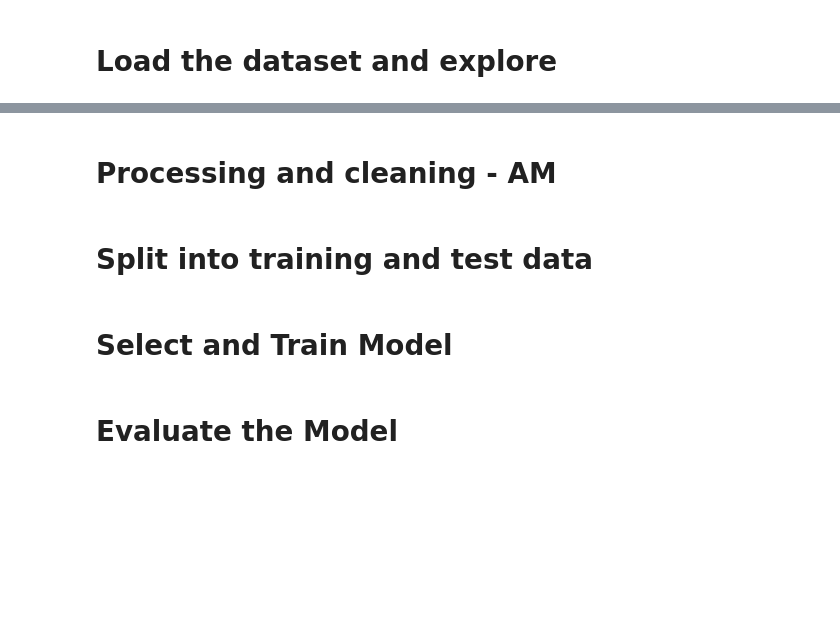
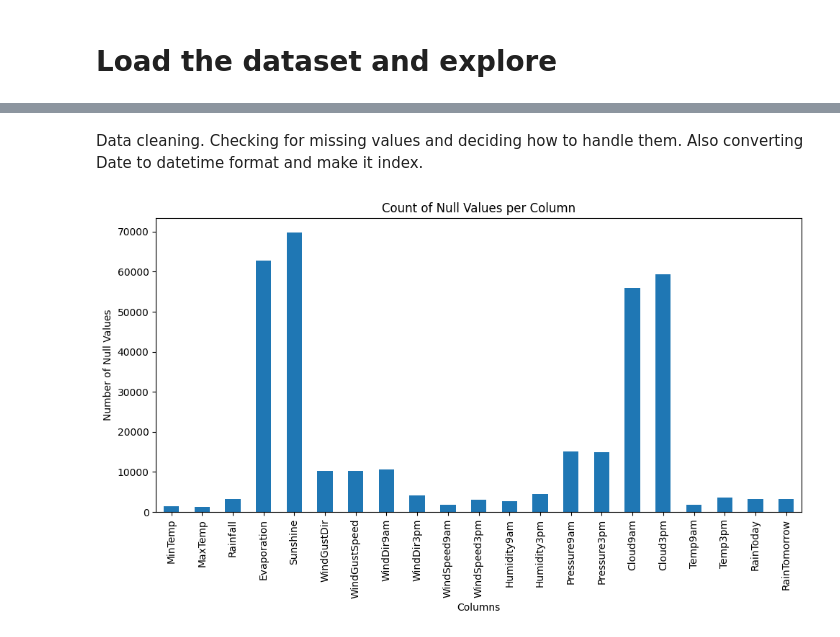
Before and after one commit to fargasetya/WFiA1, a Jupyter notebook: notebook/WFAuNotebook.ipynb, the cells around one changed output, grey strips where cells are left out. Cells and saved outputs as stored; diff of their text form; code cells hidden in the pictures; blank space fills up the shorter version.

```diff
--- a/notebook/WFAuNotebook.ipynb
+++ b/notebook/WFAuNotebook.ipynb
@@ -37,8 +43,23 @@ df.head()
-# %% [markdown]
-# Processing and cleaning - AM
-# %% [markdown]
-# Split into training and test data
-# %% [markdown]
-# Select and Train Model
-# %% [markdown]
-# Evaluate the Model
+# %% [markdown]
+Data cleaning. Checking for missing values and deciding how to handle them. Also converting Date to datetime format and make it index.
+# %%
+df.dropna(subset=['Date'], inplace=True)
+
+df['Date'] = pd.to_datetime(df['Date'], format="%d/%m/%Y")
+
+
+null_counts = df.isnull().sum()
+
+# Filter out columns with zero null values
+filtered_null_counts = null_counts[null_counts > 0]
+
+plt.figure(figsize=(10, 6))
+filtered_null_counts.plot(kind='bar')
+plt.title('Count of Null Values per Column')
+plt.xlabel('Columns')
+plt.ylabel('Number of Null Values')
+plt.xticks(rotation=90)
+plt.tight_layout()
+plt.show()
+# %% [output]
+[figure, added]
```
Also changed, not shown: parts of 33 cells of this notebook.
